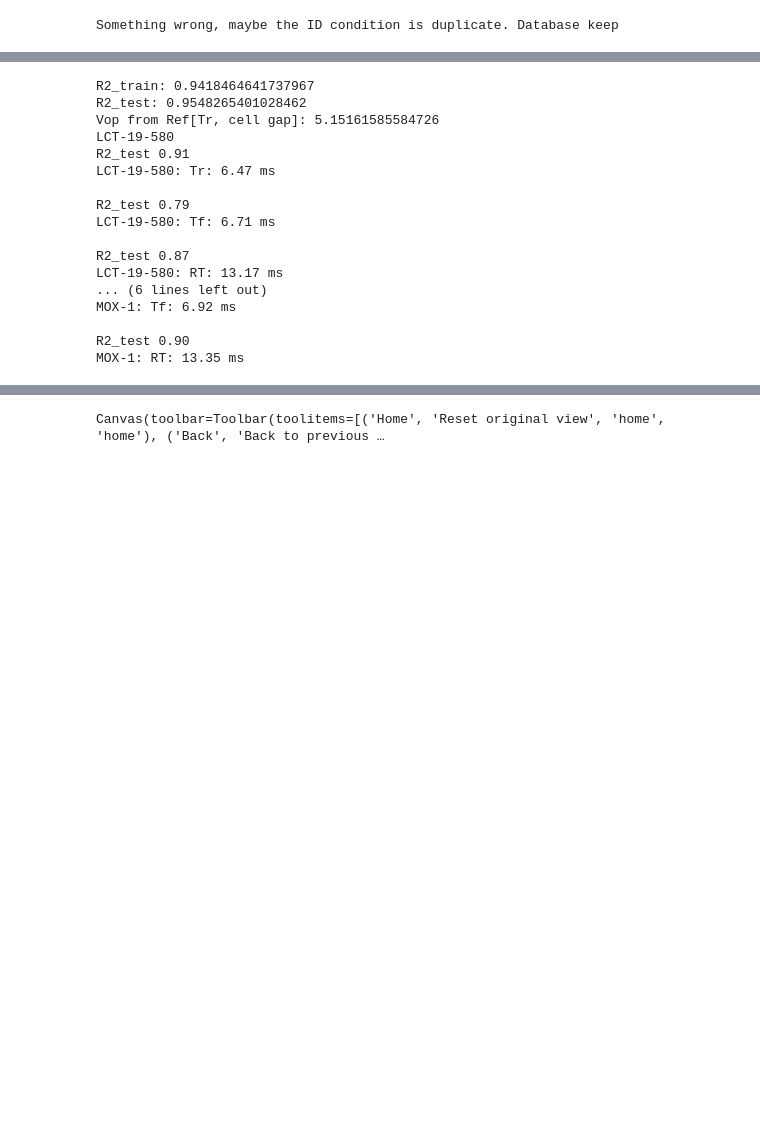
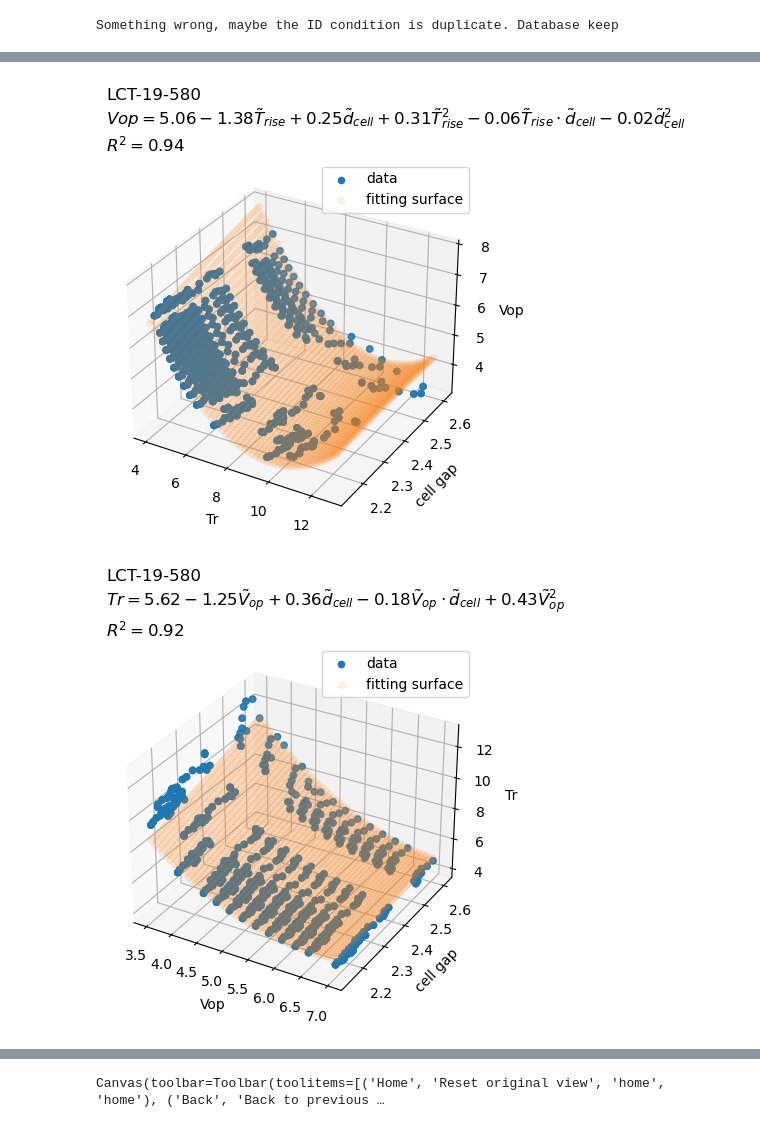
Before and after one commit to dimsplendid/tdtoolkit_web, a Jupyter notebook: test.ipynb, the cells around one changed output, grey strips where cells are left out. Saved outputs shown, nothing was run; the diff lists cells and outputs as text; code cells hidden in the pictures; blank space fills up the shorter version.

```diff
--- a/test.ipynb
+++ b/test.ipynb
@@ -334,11 +368,10 @@ else:
 df = rt_cell_gap[rt_cell_gap["LC"] == ref_LC].copy()
 df["Tr"] = df["Rise-mean (10-90)"]
 df["Vop"] = df["Target Vpk"]
-
+plot_raw = df.copy()
 df = df.groupby(by=["ID", "Vop", "Point"], as_index=False).mean()
 
-# sns.scatterplot(data=df, x="Vop", y="Tr")
-
+# store all model in this dictionary
 model = {}
 # Let's try some fasion ML (XD
 training_set, test_set = train_test_split(
@@ -352,22 +385,6 @@ X_test = test_set[["Tr", "cell gap"]].to_numpy()
 y_test = test_set["Vop"].to_numpy()
 valid_data = [[ref_Tr, ref_cell_gap]]
 
-# # eXtreme Grandient Boostng Regression
-# # -> Although it can easily get high R2_score, Hard to get physics trend.
-# model["Vop_ref_XGBR"] = XGBRegressor(
-#     n_estimators = 50,
-#     learning_rate = 0.1,
-#     max_depth = 3,
-#     gamma = 0.01,
-#     reg_lambda = 0.01
-# )
-# model["Vop_ref_XGBR"].fit(
-#     X_train, y_train,
-#     early_stopping_rounds = 10,
-#     eval_set = [(X_test, y_test)],
-#     verbose = False
-# )
-
 # Linear regression
 
 model["Vop_ref_LR"] = Pipeline([
@@ -378,62 +395,67 @@ model["Vop_ref_LR"] = Pipeline([
     X_train, y_train,
 )
 
-print("R2_train:", model["Vop_ref_LR"].score(X_train, y_train))
-print("R2_test:", model["Vop_ref_LR"].score(X_test, y_test))
+# plot
+aux_plot(
+    plot_raw, ref_LC, ["Tr", "cell gap", "Vop"],
+    model["Vop_ref_LR"],
+    [
+        '\\tilde{{T}}_{{rise}}',
+        '\\tilde{{d}}_{{cell}}',
+        '\\tilde{{T}}^2_{{rise}}',
+        '\\tilde{{T}}_{{rise}}\cdot\\tilde{{d}}_{{cell}}',
+        '\\tilde{{d}}_{{cell}}^2'
+    ]
+)
+
 ref_Vop = float(model["Vop_ref_LR"].predict(valid_data))
-print("Vop from Ref[Tr, cell gap]:", ref_Vop)
+
+
 
 # Calculate RT, Tf, Tr
 df = rt_cell_gap.copy()
 df["Vop"] = df["Target Vpk"]
 df["RT"] = df["Rise-mean (10-90)"] + df["Fall-mean (10-90)"]
 df["Tr"] = df["Rise-mean (10-90)"]
 df["Tf"] = df["Fall-mean (10-90)"]
+plot_raws = df.copy()
 training_set, test_set = train_test_split(
     df,
     test_size = 0.1,
 )
 
 model["rt"] = {}
 
 for LC in cond["LC"].unique():
-    print(LC)
     model["rt"][LC] = {}
     X_train = training_set[training_set["LC"]==LC][["Vop", "cell gap"]].to_numpy()
     X_test = test_set[test_set["LC"]==LC][["Vop", "cell gap"]].to_numpy()
     valid_data = [[ref_Vop, ref_cell_gap]]
+    plot_raw = plot_raws[plot_raws["LC"]==LC]
 
     for item in ["Tr", "Tf", "RT"]:
         y_train = training_set[training_set["LC"]==LC][item].to_numpy()
         y_test = test_set[test_set["LC"]==LC][item].to_numpy()
 
         model["rt"][LC][f"{item}_LR"] = Pipeline([
             ('Scalar', StandardScaler()),
 #             ('poly', PolynomialFeatures(degree=1)),
             ('Custom_Transformer', transformer),
             ('linear', linear_model.TheilSenRegressor(fit_intercept=False))
         ]).fit(
             X_train, y_train,
         )
-        print(f'R2_test {model["rt"][LC][f"{item}_LR"].score(X_test, y_test):.2f}')
-        ans = float(model["rt"][LC][f"{item}_LR"].predict(valid_data))
-        print(f"{LC}: {item}: {ans:.2f} ms")
-        print()
+        # plot
+        aux_plot(
+            plot_raw, LC, ["Vop", "cell gap", item],
+            model["rt"][LC][f"{item}_LR"],
+            [
+                '\\tilde{{V}}_{{op}}',
+                '\\tilde{{d}}_{{cell}}',
+                '\\tilde{{V}}_{{op}}\cdot\\tilde{{d}}_{{cell}}',
+                '\\tilde{{V}}_{{op}}^2'
+            ]
+        )
 # %% [output]
-R2_train: 0.9418464641737967
-R2_test: 0.9548265401028462
-Vop from Ref[Tr, cell gap]: 5.15161585584726
-LCT-19-580
-R2_test 0.91
-LCT-19-580: Tr: 6.47 ms
-
-R2_test 0.79
-LCT-19-580: Tf: 6.71 ms
-
-R2_test 0.87
-LCT-19-580: RT: 13.17 ms
-... (6 lines left out)
-MOX-1: Tf: 6.92 ms
-
-R2_test 0.90
-MOX-1: RT: 13.35 ms
+[figure, added]
+[figure, added]
```
Also changed, not shown: parts of 21 cells of this notebook.
